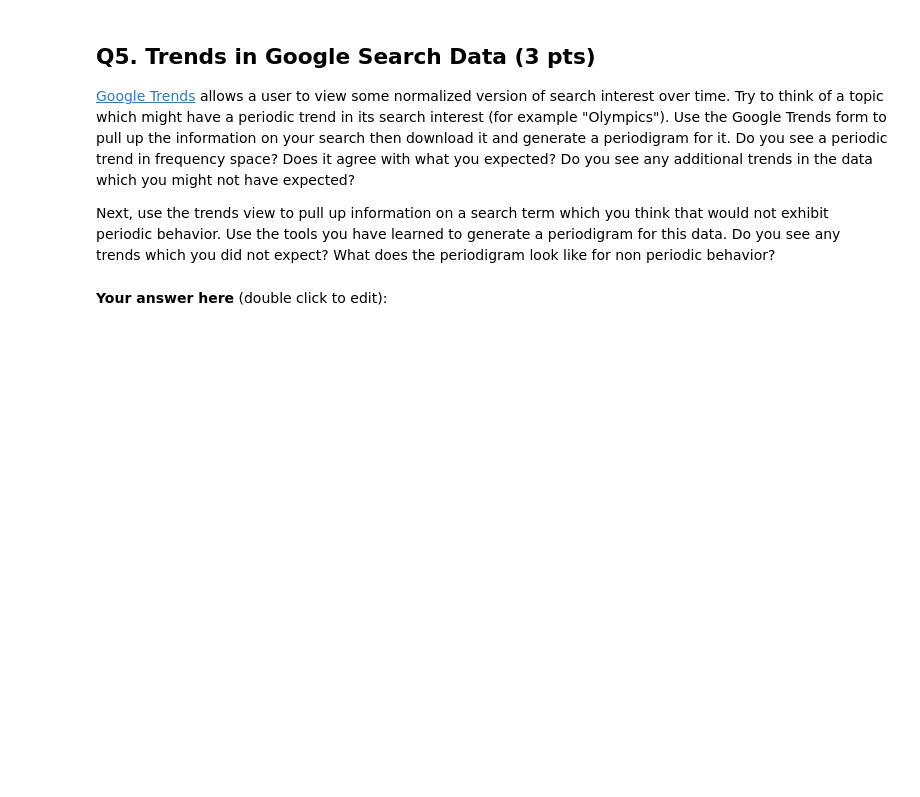
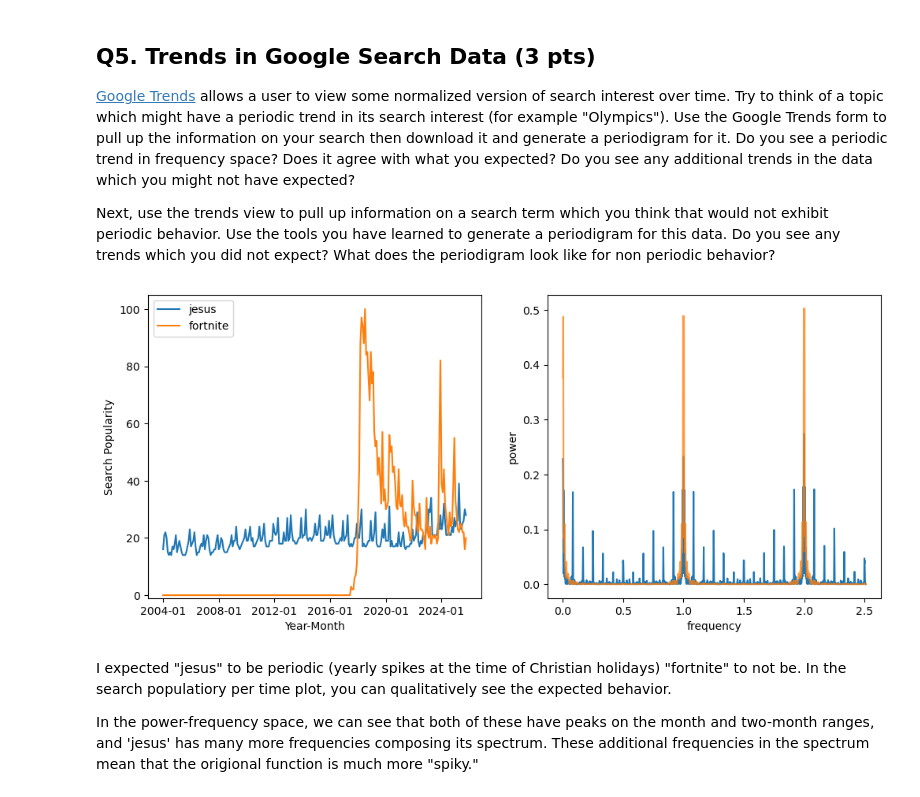
Before and after one commit to velguthb/dartmouth_a74, a Jupyter notebook: CP_fourier.ipynb, the cells around one changed output. Drawn from its saved outputs; the diff is of its cells as text; code cells hidden in the pictures; blank space fills up the shorter version.

```diff
--- a/CP_fourier.ipynb
+++ b/CP_fourier.ipynb
@@ -159,6 +190,34 @@ Are there any limits of using freqency space you can think of, just list anythin
 
 Next, use the trends view to pull up information on a search term which you think that would not exhibit periodic behavior. Use the tools you have learned to generate a periodigram for this data. Do you see any trends which you did not expect? What does the periodigram look like for non periodic behavior?
 # %%
-# Code here...
+import warnings
+warnings.filterwarnings('ignore')
+iot = pd.read_csv("multiTimeline.csv")
+iot = iot.replace('<1','0')
+convert_dict = {'fortnite':int,'jesus':int}
+iot = iot.astype(convert_dict)
+
+# each index is months - 0 is jan 2004
+
+fig,axs = plt.subplots(nrows=1,ncols=2,figsize=(12,5))
+axs[0].plot(iot.index,iot.jesus.values,label='jesus')
+axs[0].plot(iot.index,iot.fortnite.values,label='fortnite')
+axs[0].set_xticks(iot.index[::48])
+axs[0].set_xticklabels(iot.Month.values[::48]);
+axs[0].set_yticks(axs[0].get_yticks());
+axs[0].set_xlabel('Year-Month')
+axs[0].set_ylabel('Search Popularity')
+axs[0].set_ylim(-1,105)
+axs[0].legend(loc='upper left')
+ffreq,fpower = LombScargle(iot.index,iot.fortnite.values).autopower()
+jfreq,jpower = LombScargle(iot.index,iot.jesus.values).autopower()
+axs[1].plot(jfreq,jpower)
+axs[1].plot(ffreq,fpower,alpha=0.8)
+axs[1].set_xlabel('frequency')
+axs[1].set_ylabel('power');
+# %% [output]
+[figure, added]
 # %% [markdown]
-**Your answer here** (double click to edit):
+I expected "jesus" to be periodic (yearly spikes at the time of Christian holidays) "fortnite" to not be. In the search populatiory per time plot, you can qualitatively see the expected behavior.
+
+In the power-frequency space, we can see that both of these have peaks on the month and two-month ranges, and 'jesus' has many more frequencies composing its spectrum. These additional frequencies in the spectrum mean that the origional function is much more "spiky."
```
Also changed, not shown: parts of 9 cells of this notebook, 1 other file.
